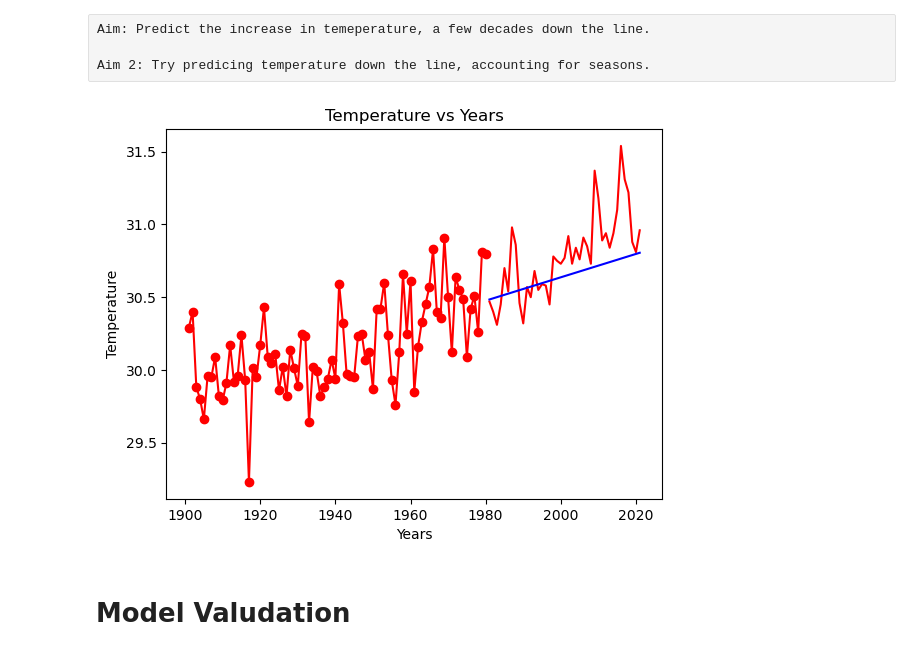
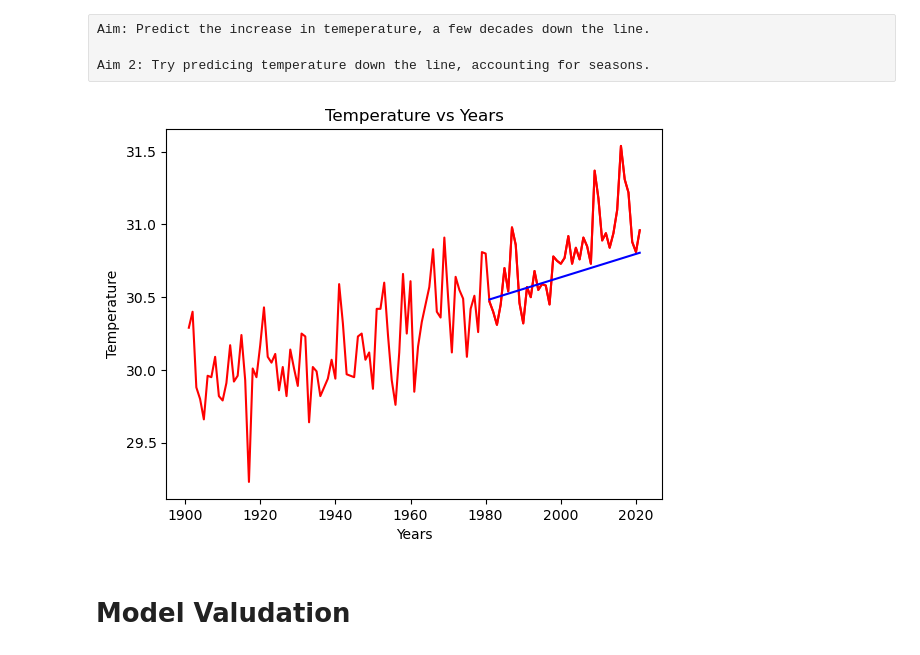
Before and after one commit to soniabt3/Code-Scripts, a Jupyter notebook: Cases/Temperature_Spikes/Analysis.ipynb, the cells around one changed output. Drawn from its saved outputs; the diff is of its cells as text; code cells hidden in the pictures.

```diff
--- a/Cases/Temperature_Spikes/Analysis.ipynb
+++ b/Cases/Temperature_Spikes/Analysis.ipynb
@@ -165,36 +171,36 @@ Aim 2: Try predicing temperature down the line, accounting for seasons.
 # %%
 # Linear Regression
 
 dataset.sort_values(by='YEAR',inplace=True)
 
 X = dataset.iloc[:,0:1]
 y = dataset.iloc[:,2:3]
 
 from sklearn.model_selection import train_test_split
 X_train, X_test, y_train, y_test = train_test_split(X,y,test_size = 1/3,random_state=0, shuffle=False)
 
 from sklearn.linear_model import LinearRegression
 regressor = LinearRegression()
 regressor.fit(X_train, y_train)
 
 y_pred = regressor.predict(X_test)
 
-plt.scatter(X_train, y_train, color='red')
+# plt.scatter(X_train, y_train, color='red')
 # plt.plot(X_train, regressor.predict(X_train),color='blue')
 # plt.title('Temperature vs Years')
 # plt.xlabel('Years')
 # plt.ylabel('Temperature')
 # plt.show()
 
-plt.plot(X_train, y_train, color='red')
+plt.plot(X, y, color='red')
 plt.plot(X_test, y_test, color='red')
 plt.plot(X_test, regressor.predict(X_test),color='blue')
 plt.title('Temperature vs Years')
 plt.xlabel('Years')
 plt.ylabel('Temperature')
 plt.show()
 # %% [output]
-[figure, old version]
+[figure, new version]
 # %% [markdown]
 # Model Valudation
 # %% [raw]
```
Also changed, not shown: parts of 4 cells of this notebook, 8 other files.
